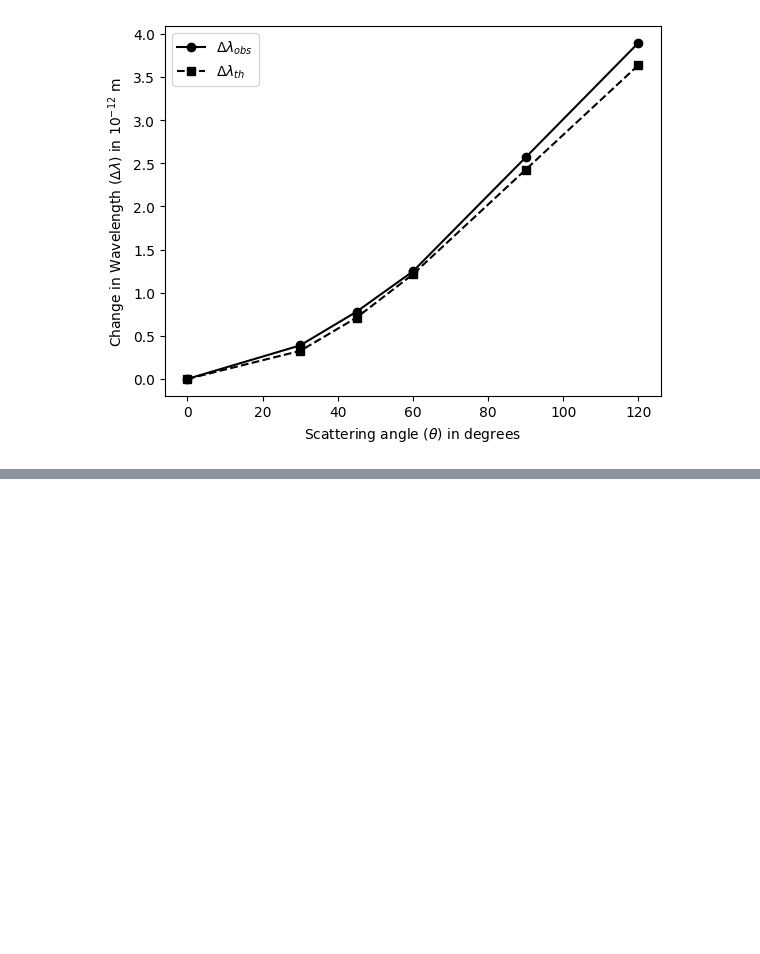
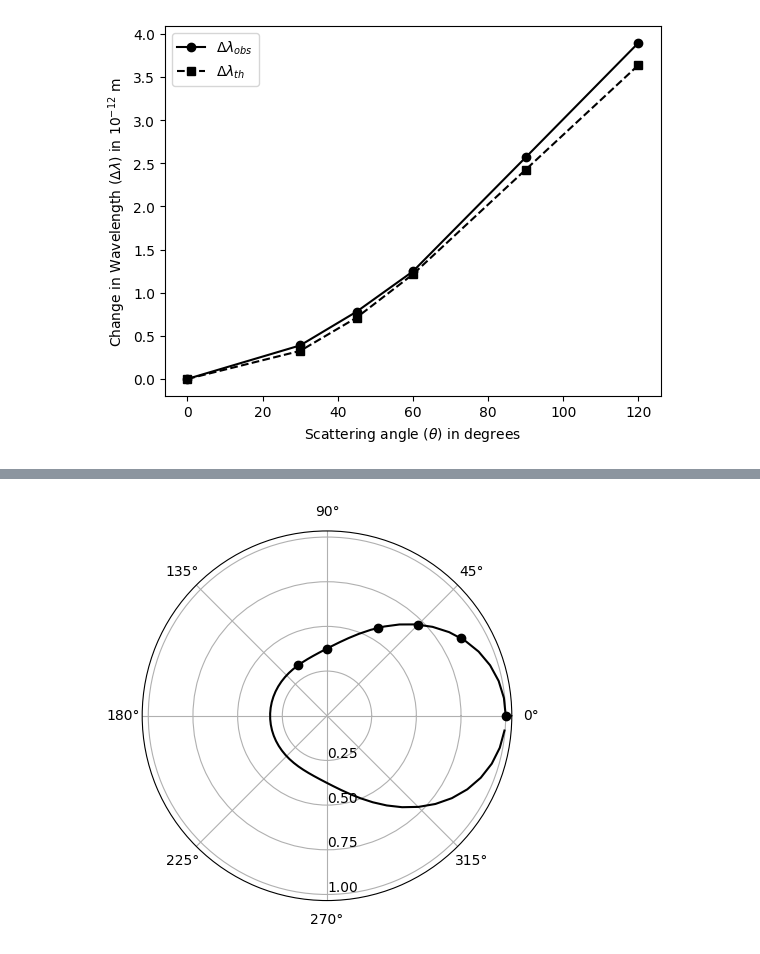
Before and after one commit to gayatri-p/lab-reports, a Jupyter notebook: nuclear and radiation physics/7. compton scattering/analysis.ipynb, the cells around one changed output, grey strips where cells are left out. Saved outputs shown, nothing was run; the diff lists cells and outputs as text; code cells hidden in the pictures; blank space fills up the shorter version.

```diff
--- a/nuclear and radiation physics/7. compton scattering/analysis.ipynb
+++ b/nuclear and radiation physics/7. compton scattering/analysis.ipynb
@@ -45,0 +88,9 @@ plt.legend()
+# %%
+fig, ax = plt.subplots(subplot_kw={'projection': 'polar'})
+ax.plot(angs, cross_section(angs), 'ko')
+ax.plot(x, cross_section(x), '-k')
+ax.set_rticks([0.25, 0.5, 0.75,1])  # Less radial ticks
+ax.set_rlabel_position(-90)
+ax.grid(True)
+# %% [output]
+[figure, added]
```
Also changed, not shown: parts of 2 cells of this notebook, 22 other files.
